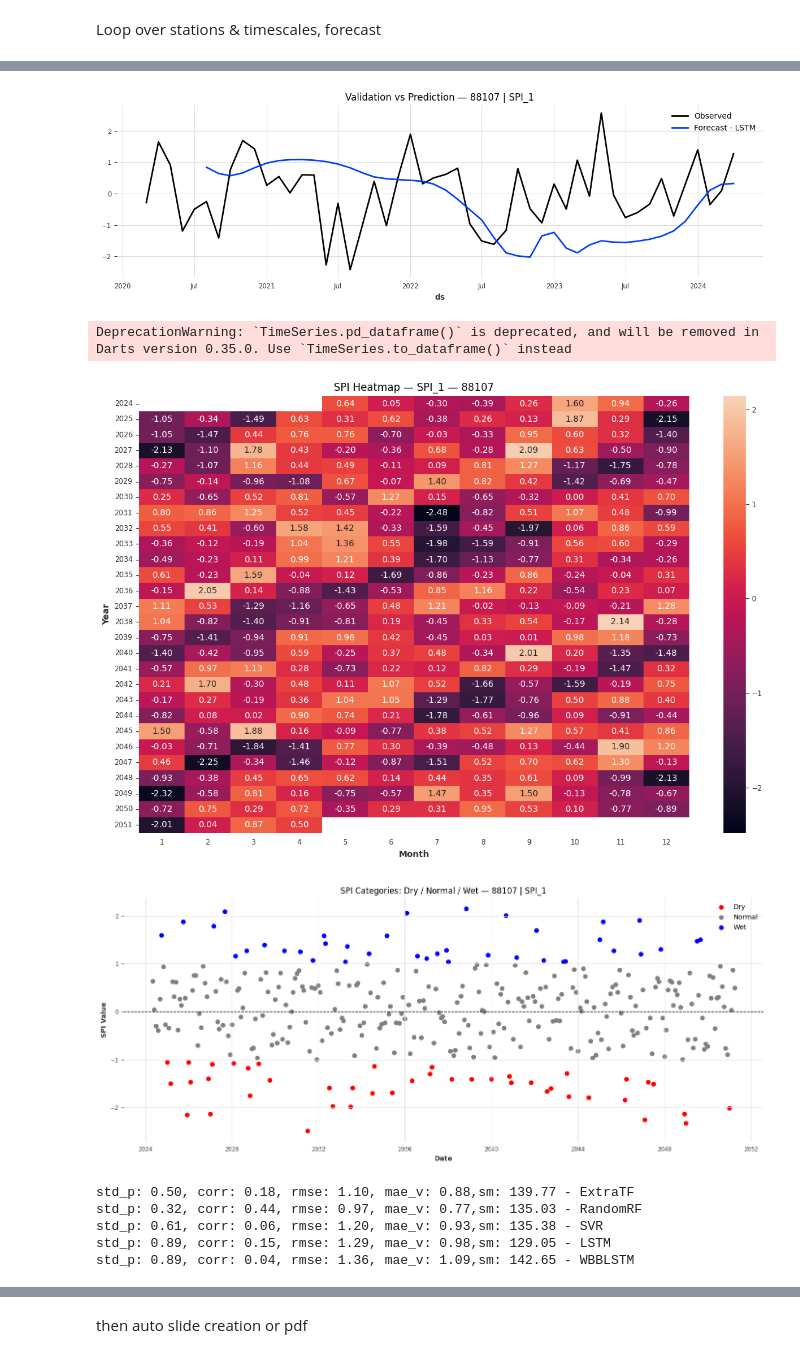
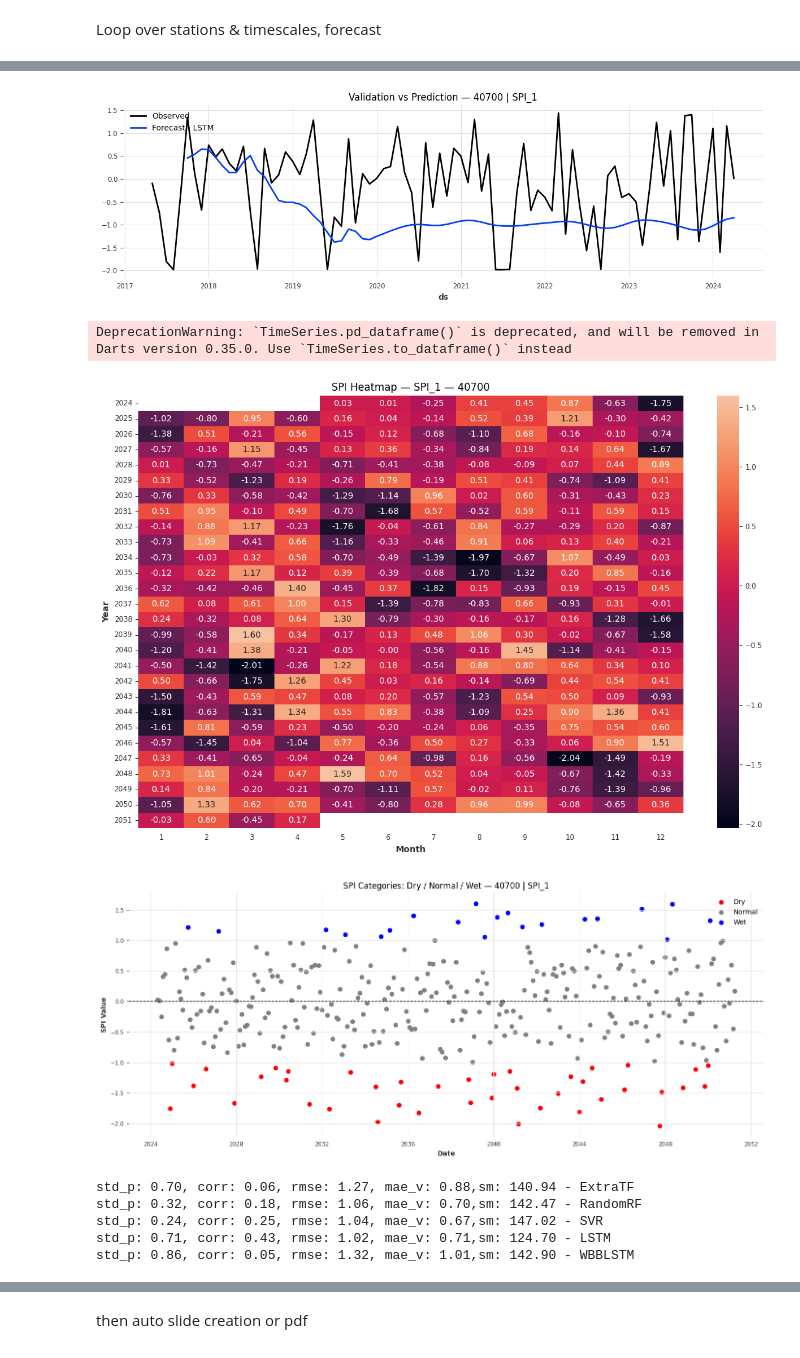
Before and after one commit to varastuian/PredictionDroughtUsingLSTM-, a Jupyter notebook: Codes/main4.ipynb, the cells around one changed output, grey strips where cells are left out. Cells and saved outputs as stored; diff of their text form; code cells hidden in the pictures.

```diff
--- a/Codes/main4.ipynb
+++ b/Codes/main4.ipynb
@@ -273,7 +273,7 @@ class WBBLSTMModel:
 
 
 
-window_size = 18
+window_size = 3
 num_epochs=300
 horizon = 12
 
@@ -331,19 +331,19 @@ model_constructors = {
 }
 
 results = {}
-base_dir = "all_results8"
+base_dir = "all_results3"
 os.makedirs(base_dir, exist_ok=True)
-listofStaion = [88107]
+listofStaion = [40700]
 listofcols = ['SPI_1','SPI_3', 'SPI_6', 'SPI_9', 'SPI_12', 'SPI_24']
 
 
 for station_id, group in all_spi.groupby('station_id'):
     results[station_id] = {}
-    # if station_id not in listofStaion:
-    #          continue
+    if station_id not in listofStaion:
+             continue
     for col in [c for c in group.columns if c.startswith("SPI_")]:
-        # if col not in listofcols:
-        #     continue
+        if col not in listofcols:
+            continue
         print(f"\n=== Station {station_id} | {col} ===")
         sub_df = group[['ds', col]].dropna()
 
@@ -486,8 +473,8 @@ def model_score(stats):
         rmse + mape_val + std_diff - corr  # lower is better
     )
 
-listofStaion = [88107]
-listofcols = ['SPI_1','SPI_3', 'SPI_6', 'SPI_9', 'SPI_12', 'SPI_24']
+# listofStaion = [88107]
+# listofcols = ['SPI_1','SPI_3', 'SPI_6', 'SPI_9', 'SPI_12', 'SPI_24']
 
 for station_id, group in all_spi.groupby('station_id'):
     if station_id not in listofStaion:
@@ -669,9 +656,9 @@ HPU available: False, using: 0 HPUs
-[figure, old version]
+[figure, new version]
 DeprecationWarning: `TimeSeries.pd_dataframe()` is deprecated, and will be removed in Darts version 0.35.0. Use `TimeSeries.to_dataframe()` instead
-[figure, old version]
+[figure, new version]
-[figure, old version]
+[figure, new version]
-std_p: 0.50, corr: 0.18, rmse: 1.10, mae_v: 0.88,sm: 139.77 - ExtraTF
-std_p: 0.32, corr: 0.44, rmse: 0.97, mae_v: 0.77,sm: 135.03 - RandomRF
-std_p: 0.61, corr: 0.06, rmse: 1.20, mae_v: 0.93,sm: 135.38 - SVR
-std_p: 0.89, corr: 0.15, rmse: 1.29, mae_v: 0.98,sm: 129.05 - LSTM
-std_p: 0.89, corr: 0.04, rmse: 1.36, mae_v: 1.09,sm: 142.65 - WBBLSTM
+std_p: 0.70, corr: 0.06, rmse: 1.27, mae_v: 0.88,sm: 140.94 - ExtraTF
+std_p: 0.32, corr: 0.18, rmse: 1.06, mae_v: 0.70,sm: 142.47 - RandomRF
+std_p: 0.24, corr: 0.25, rmse: 1.04, mae_v: 0.67,sm: 147.02 - SVR
+std_p: 0.71, corr: 0.43, rmse: 1.02, mae_v: 0.71,sm: 124.70 - LSTM
+std_p: 0.86, corr: 0.05, rmse: 1.32, mae_v: 1.01,sm: 142.90 - WBBLSTM
```
Also changed, not shown: parts of 3 cells of this notebook, 2 other files.
